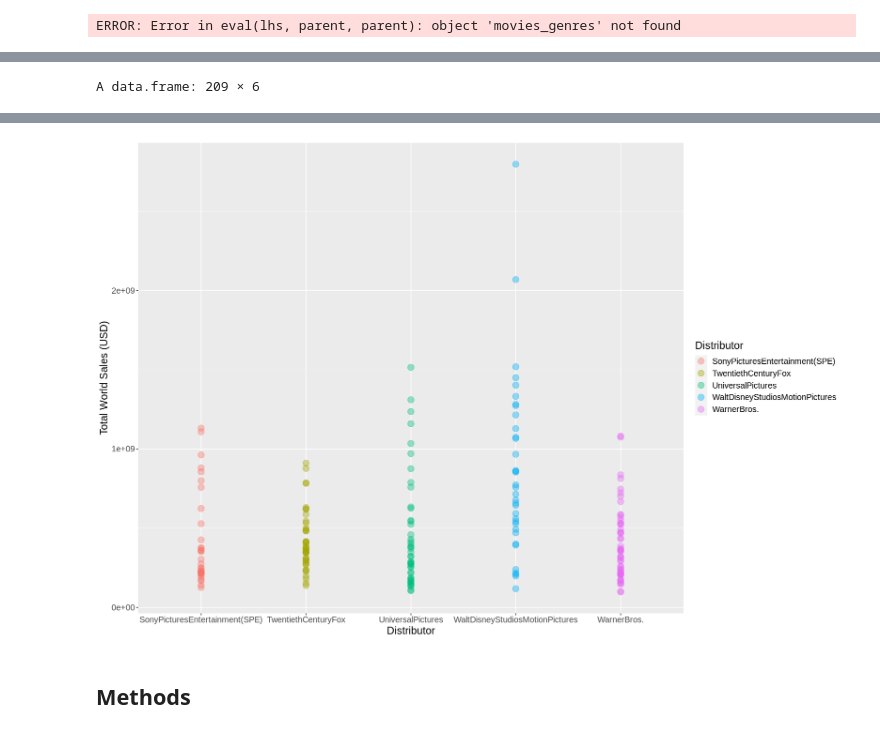
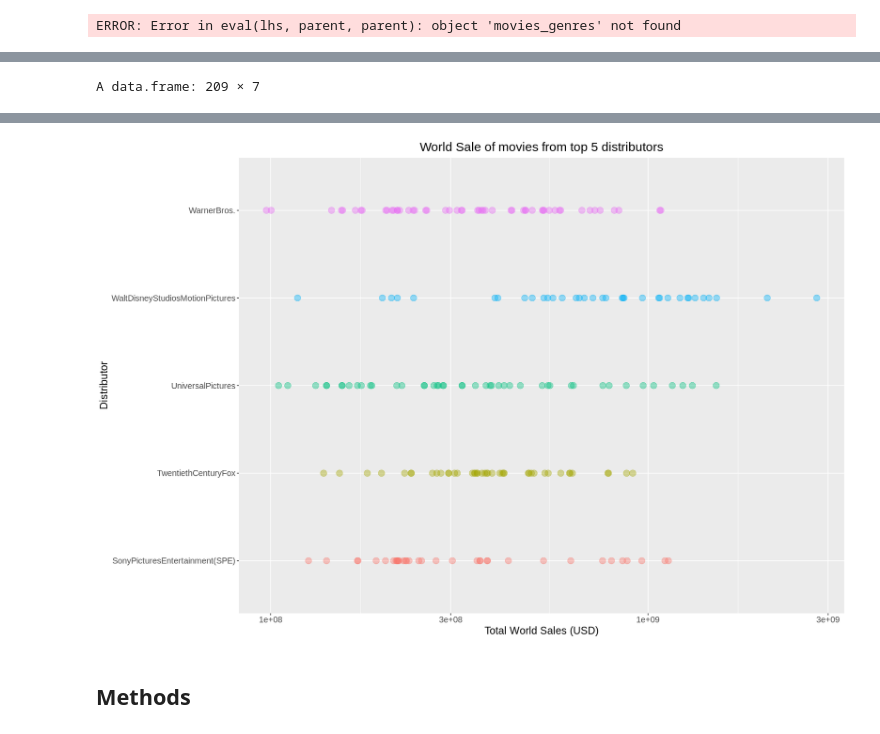
Before and after one commit to starsurfer87/DSCI100-Group-Project, a Jupyter notebook: project-proposal.ipynb, the cells around one changed output, grey strips where cells are left out. Saved outputs shown, nothing was run; the diff lists cells and outputs as text; code cells hidden in the pictures.

```diff
--- a/project-proposal.ipynb
+++ b/project-proposal.ipynb
@@ -68,12 +81,12 @@ A spec_tbl_df: 918 × 11
 | 917 | Zookeeper (2011) | A group of zoo animals decide to ... | Sony Pictures Entertainment (SPE) | July 6, 2011 | 80360843 | 89491916 | ... |
 # %%
 # remove unusable columns
-vars <- c("Title","Distributor","Release.Date","World.Sales..in...","Genre","Movie.Runtime") # vars that we want to keep
+vars <- c("Title","Distributor","Release.Date","World.Sales..in...","Genre","Movie.Runtime","License") # vars that we want to keep
 movies_data_filtered <- movies_data %>%
                         select(all_of(vars))
 
 # change column name
-colnames(movies_data_filtered) <- c("Title", "Distributor","Release_Date","World_Sales","Genre","Runtime")
+colnames(movies_data_filtered) <- c("Title", "Distributor","Release_Date","World_Sales","Genre","Runtime","License")
 
 # remove all white space in dataframe
 movies_data_no_space <- as.data.frame(apply(movies_data_filtered, 2, str_remove_all, " "))
@@ -92,7 +105,7 @@ movies_release_date <- separate(movies_release_date,
                             sep = "[()]"
                            )
 
-# filter for movies released since 2010, remove NAs
+# filter for movies released since 2010
 movies_2010 <- movies_release_date %>%
                     select(-date, -year) %>%
                     filter(Release_Year >= 2010)
@@ -178,16 +191,17 @@ numeric_duration <- movies_2010_separate_minute %>%
                     as.data.frame() %>%
                     mutate(Runtime_hr = as.numeric(Runtime_hr)) %>%
                     mutate(Runtime_min = as.numeric(Runtime_min)) %>%
-                    mutate(Duration = Runtime_hr * 60 + Runtime_min) %>%
+                    mutate(Duration = Runtime_hr * 60 + Runtime_min, na.rm =TRUE) %>%
                     select(Duration)
 
 # Merge Duration (runtime in minutes) with movies_2010
 movies_2010_tidy <- movies_2010 %>%
                     select(-Runtime) %>%
                     cbind(numeric_duration) %>%                                 # bind the new column into the df
-                    mutate(Release_Year = as.numeric(Release_Year)) %>%         # change data type
-                    mutate(World_Sales = as.numeric(World_Sales)) %>%           # change data type
-                    mutate(Distributor = as.factor(Distributor))
+                    mutate(Release_Year = as.numeric(Release_Year),
+                           World_Sales = as.numeric(World_Sales),
+                           Distributor = as.factor(Distributor),
+                           License = as.factor(License))
 
 movies_2010_tidy
 # %% [output]
@@ -267,17 +278,23 @@ A tibble: 5 × 2
 # %%
 top_distributors <- movies_train %>%
-    filter(Distributor %in% c("WarnerBros.", "UniversalPictures", "TwentiethCenturyFox",
-                               "SonyPicturesEntertainment(SPE)", "WaltDisneyStudiosMotionPictures"))
+                        filter(Distributor %in% c("WarnerBros.", "UniversalPictures", "TwentiethCenturyFox",
+                                                   "SonyPicturesEntertainment(SPE)", "WaltDisneyStudiosMotionPictures"))
 top_distributors
 
 distributor_sales_plot <- top_distributors%>%
-    ggplot(aes(x = Distributor, y = World_Sales, color = Distributor)) +
-    geom_point(alpha = 0.4, size = 4) +
-    xlab("Distributor") +
-    ylab("Total World Sales (USD)") +
-    labs(fill = "Distributor") +
-    theme(text = element_text(size = 15))
+                            ggplot(aes(x = Distributor, y = World_Sales, color = Distributor)) +
+                            geom_point(alpha = 0.4, size = 4) +
+                            xlab("Distributor") +
+                            ylab("Total World Sales (USD)") +
+                            labs(fill = "Distributor") +
+                            theme(text = element_text(size = 15),
+                                  legend.position = "none",
+                                  plot.title = element_text(hjust = 0.5)) +
+                            ggtitle("World Sale of movies from top 5 distributors") +
+                            scale_y_continuous(trans = "log10") +
+                            coord_flip()
+
 options(repr.plot.width = 15, repr.plot.height = 10)
 distributor_sales_plot
 # %% [output]
-A data.frame: 209 × 6
+A data.frame: 209 × 7
@@ -293,4 +310,4 @@ A data.frame: 209 × 6
-[figure, old version]
+[figure, new version]
 # %%
 #KNN Regression Scaffolding
 # %% [markdown]
```
Also changed, not shown: parts of 9 cells of this notebook.
